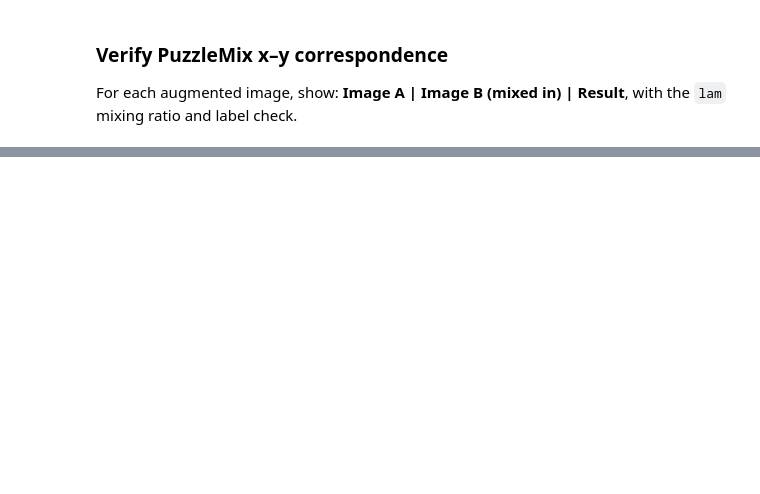
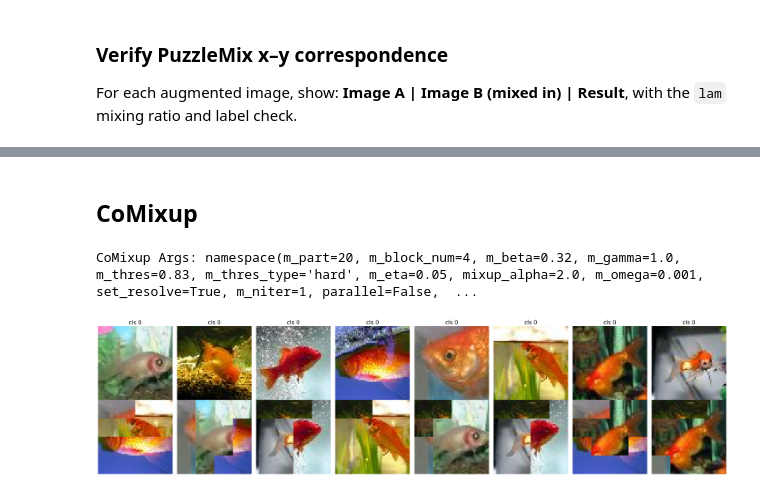
Before and after one commit to youyinnn/mlxops-aug, a Jupyter notebook: examples/demo.ipynb, the cells around one changed output, grey strips where cells are left out. Saved outputs shown, nothing was run; the diff lists cells and outputs as text; code cells hidden in the pictures; blank space fills up the shorter version.

```diff
--- a/examples/demo.ipynb
+++ b/examples/demo.ipynb
@@ -206,0 +307,30 @@ Per-image breakdown:
+# %% [markdown]
+## CoMixup
+# %%
+from mlxops_aug import CoMixup
+
+comixup_aug = CoMixup(
+    num_classes=NUM_CLASSES,
+    config={},
+)
+spec_device = 'cpu'
+backbone = backbone.to(spec_device)
+backbone.device = spec_device
+comixup_aug.setup_based_on_model(dict(
+    training_model=backbone,
+    training_optimizer=None
+))
+
+ar = comixup_aug(x_batch.to(spec_device), y_batch.to(spec_device))
+x_comixup, y = ar.augmented_x, ar.augmented_y
+
+plot_hor(
+    [to_hwc(x_batch), to_hwc(x_comixup)],
+    rows=2, columns=N,
+    subplot_titles=col_titles,
+    idx=["Original", "CoMixup"],
+)
+print()
+# %% [output]
+CoMixup Args: namespace(m_part=20, m_block_num=4, m_beta=0.32, m_gamma=1.0, m_thres=0.83, m_thres_type='hard', m_eta=0.05, mixup_alpha=2.0, m_omega=0.001, set_resolve=True, m_niter=1, parallel=False,  ...
+[figure, added]
```
Also changed, not shown: parts of 11 cells of this notebook, 10 other files.
